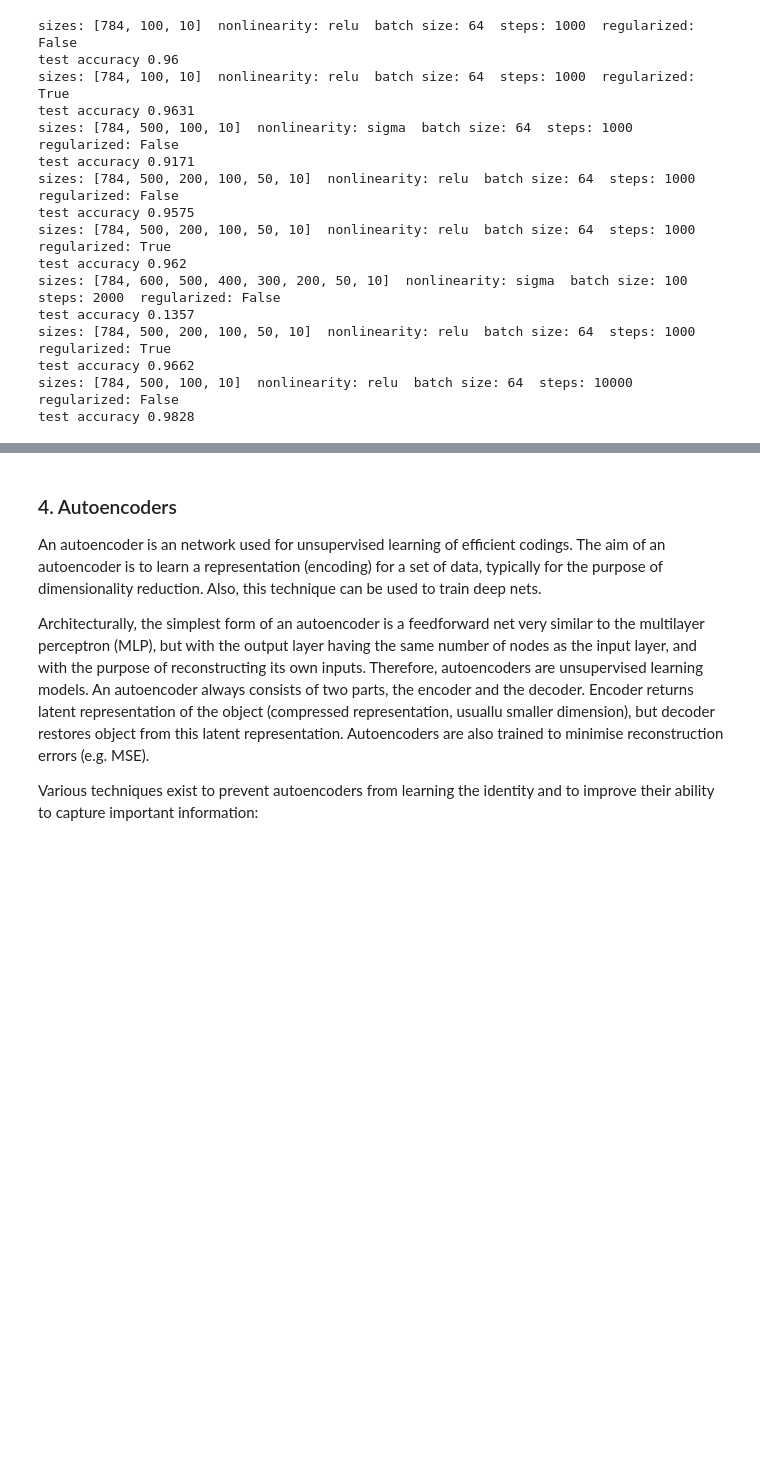
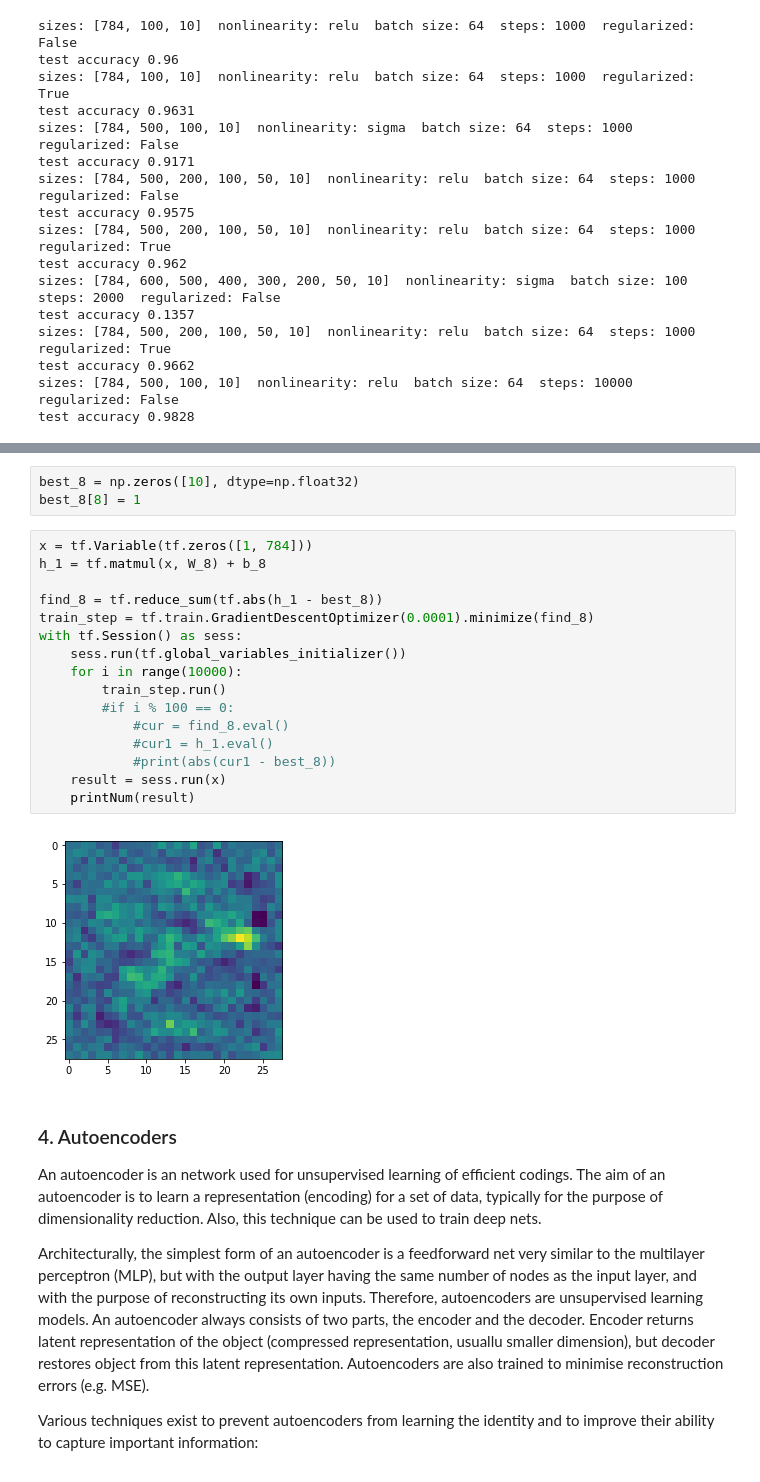
Before and after one commit to mnkonkova/ML, a Jupyter notebook: lab-2.ipynb, the cells around one changed output, grey strips where cells are left out. Cells and saved outputs as stored; diff of their text form; blank space fills up the shorter version.

```diff
--- a/lab-2.ipynb
+++ b/lab-2.ipynb
@@ -409,3 +455,24 @@ test accuracy 0.9828
+# %%
+best_8 = np.zeros([10], dtype=np.float32)
+best_8[8] = 1
+# %%
+x = tf.Variable(tf.zeros([1, 784]))
+h_1 = tf.matmul(x, W_8) + b_8
+
+find_8 = tf.reduce_sum(tf.abs(h_1 - best_8))
+train_step = tf.train.GradientDescentOptimizer(0.0001).minimize(find_8)
+with tf.Session() as sess:
+    sess.run(tf.global_variables_initializer())
+    for i in range(10000):
+        train_step.run()
+        #if i % 100 == 0:
+            #cur = find_8.eval()
+            #cur1 = h_1.eval()
+            #print(abs(cur1 - best_8))
+    result = sess.run(x)
+    printNum(result)
+# %% [output]
+[figure, added]
 # %% [markdown]
 ### 4. Autoencoders
 An autoencoder is an network used for unsupervised learning of efficient codings. The aim of an autoencoder is to learn a representation (encoding) for a set of data, typically for the purpose of dimensionality reduction. Also, this technique can be used to train deep nets.
```
Also changed, not shown: parts of 5 cells of this notebook.
